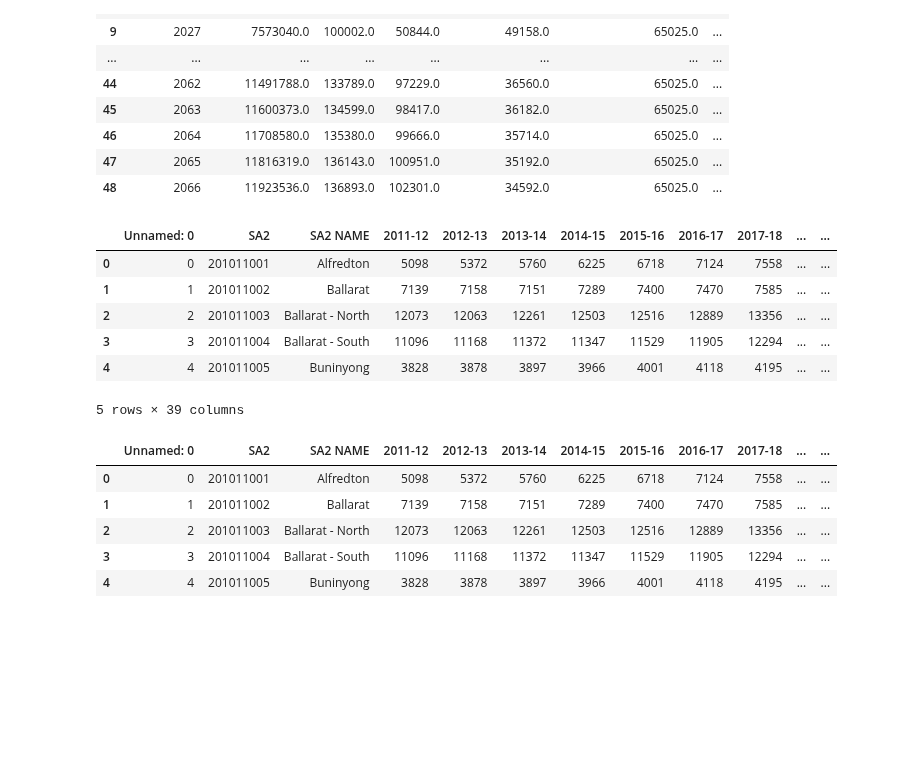
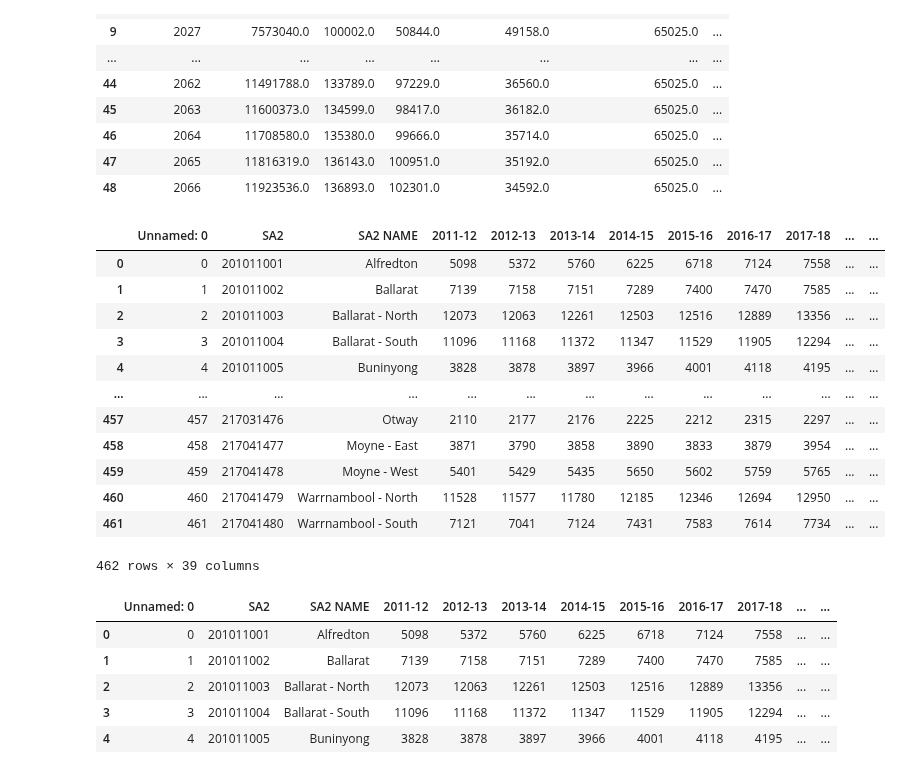
Before and after one commit to MAST30034-Applied-Data-Science/generic-real-estate-consulting-project-group-6, a Jupyter notebook: notebooks/preprocess.ipynb, the cells around one changed output. Cells and saved outputs as stored; diff of their text form; code cells hidden in the pictures; blank space fills up the shorter version.

```diff
--- a/notebooks/preprocess.ipynb
+++ b/notebooks/preprocess.ipynb
@@ -133,15 +133,21 @@ prediction
 | 47 | 2065 | 11816319.0 | 136143.0 | 100951.0 | 35192.0 | 65025.0 | ... |
 | 48 | 2066 | 11923536.0 | 136893.0 | 102301.0 | 34592.0 | 65025.0 | ... |
 # %%
-income.head()
+income
 # %% [output]
 |  | Unnamed: 0 | SA2 | SA2 NAME | 2011-12 | 2012-13 | 2013-14 | 2014-15 | 2015-16 | 2016-17 | 2017-18 | ... | ... |
 | 0 | 0 | 201011001 | Alfredton | 5098 | 5372 | 5760 | 6225 | 6718 | 7124 | 7558 | ... | ... |
 | 1 | 1 | 201011002 | Ballarat | 7139 | 7158 | 7151 | 7289 | 7400 | 7470 | 7585 | ... | ... |
 | 2 | 2 | 201011003 | Ballarat - North | 12073 | 12063 | 12261 | 12503 | 12516 | 12889 | 13356 | ... | ... |
 | 3 | 3 | 201011004 | Ballarat - South | 11096 | 11168 | 11372 | 11347 | 11529 | 11905 | 12294 | ... | ... |
 | 4 | 4 | 201011005 | Buninyong | 3828 | 3878 | 3897 | 3966 | 4001 | 4118 | 4195 | ... | ... |
+| ... | ... | ... | ... | ... | ... | ... | ... | ... | ... | ... | ... | ... |
+| 457 | 457 | 217031476 | Otway | 2110 | 2177 | 2176 | 2225 | 2212 | 2315 | 2297 | ... | ... |
+| 458 | 458 | 217041477 | Moyne - East | 3871 | 3790 | 3858 | 3890 | 3833 | 3879 | 3954 | ... | ... |
+| 459 | 459 | 217041478 | Moyne - West | 5401 | 5429 | 5435 | 5650 | 5602 | 5759 | 5765 | ... | ... |
+| 460 | 460 | 217041479 | Warrnambool - North | 11528 | 11577 | 11780 | 12185 | 12346 | 12694 | 12950 | ... | ... |
+| 461 | 461 | 217041480 | Warrnambool - South | 7121 | 7041 | 7124 | 7431 | 7583 | 7614 | 7734 | ... | ... |
-5 rows × 39 columns
+462 rows × 39 columns
 # %%
 population.head()
 # %% [output]
```
Also changed, not shown: 1 other file.
